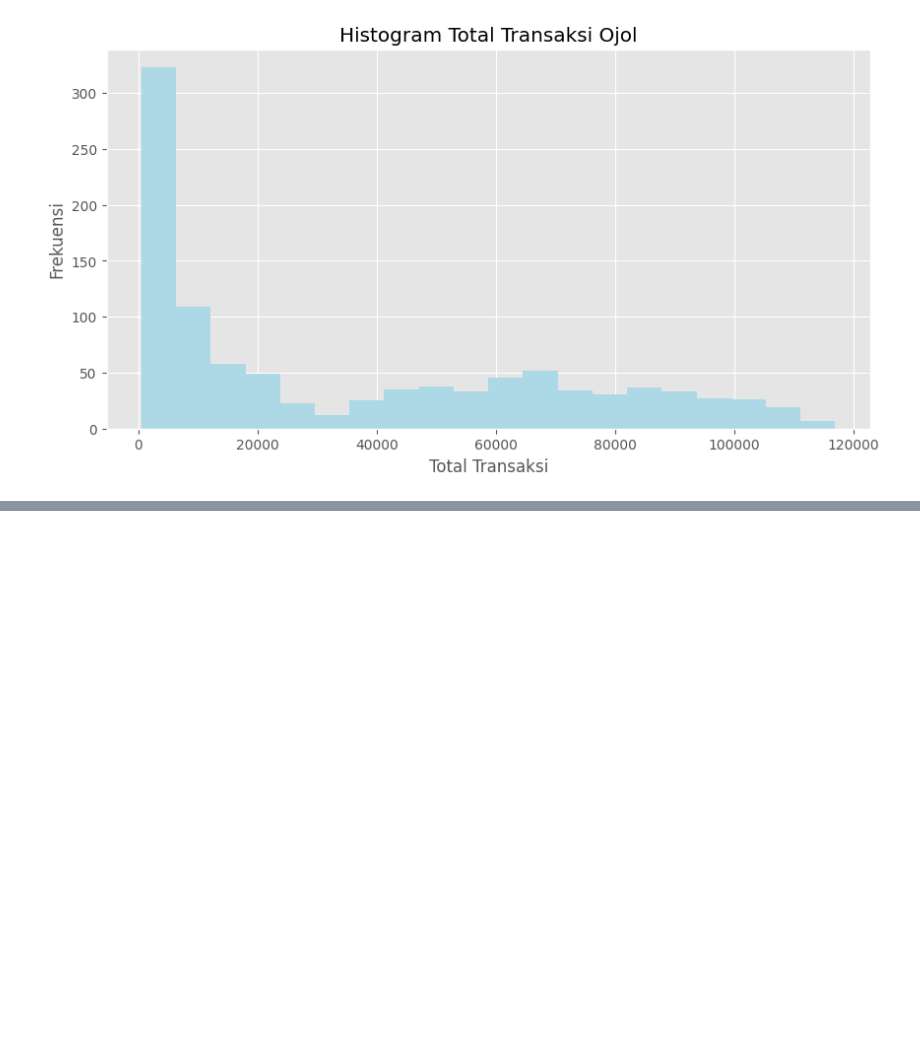
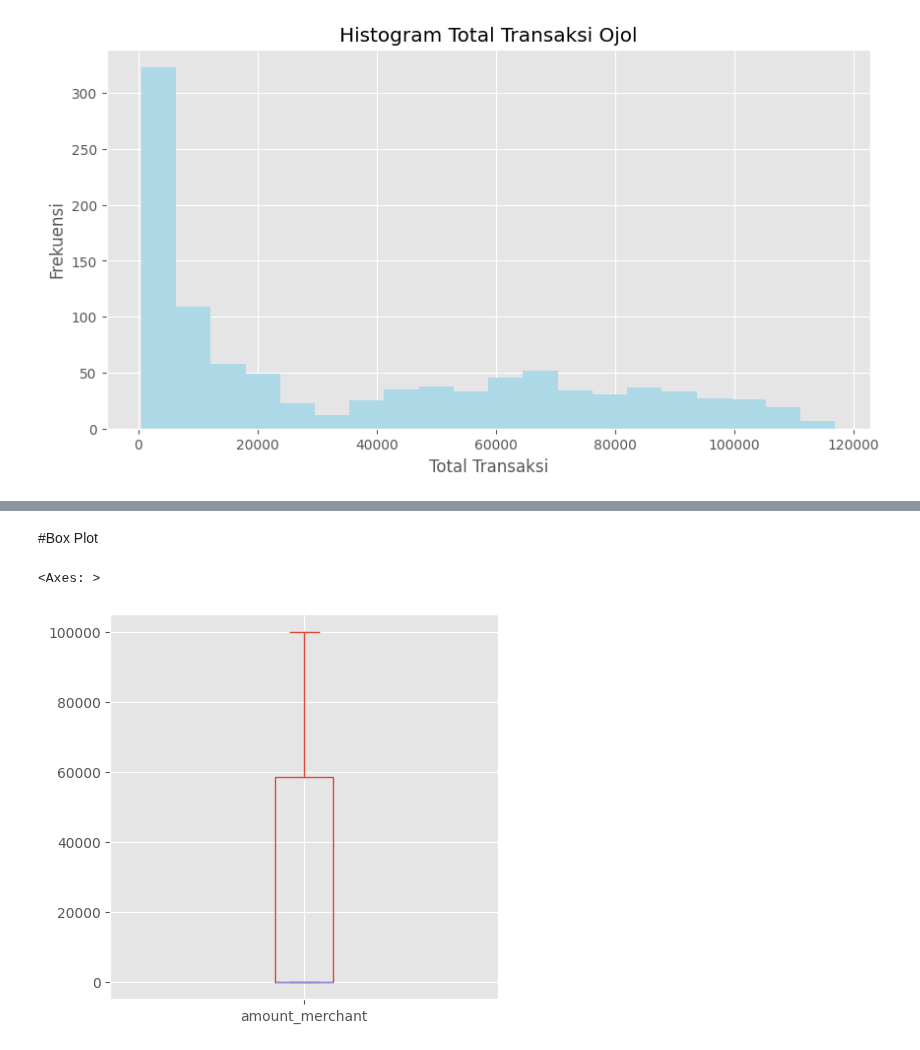
Before and after one commit to IdhamAbidinKaisilay/BelajarDataAnalyst, a Jupyter notebook: Pandas_VisualisasiData.ipynb, the cells around one changed output, grey strips where cells are left out. Drawn from its saved outputs; the diff is of its cells as text; code cells hidden in the pictures; blank space fills up the shorter version.

```diff
--- a/Pandas_VisualisasiData.ipynb
+++ b/Pandas_VisualisasiData.ipynb
@@ -69,0 +84,7 @@ plt.show()
+# %% [markdown]
+#Box Plot
+# %%
+df.plot(kind='box', y='amount_merchant', figsize = (5,5))
+# %% [output]
+<Axes: >
+[figure, added]
```
Also changed, not shown: parts of 8 cells of this notebook.
